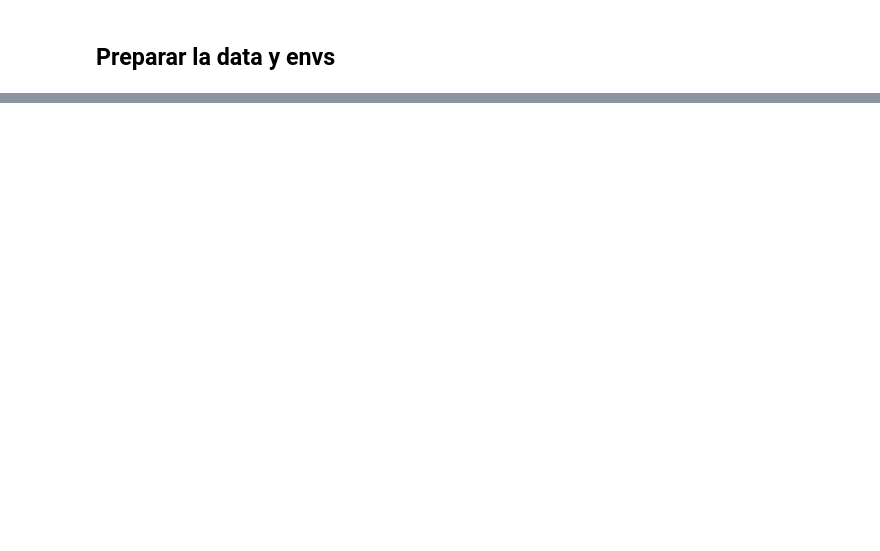
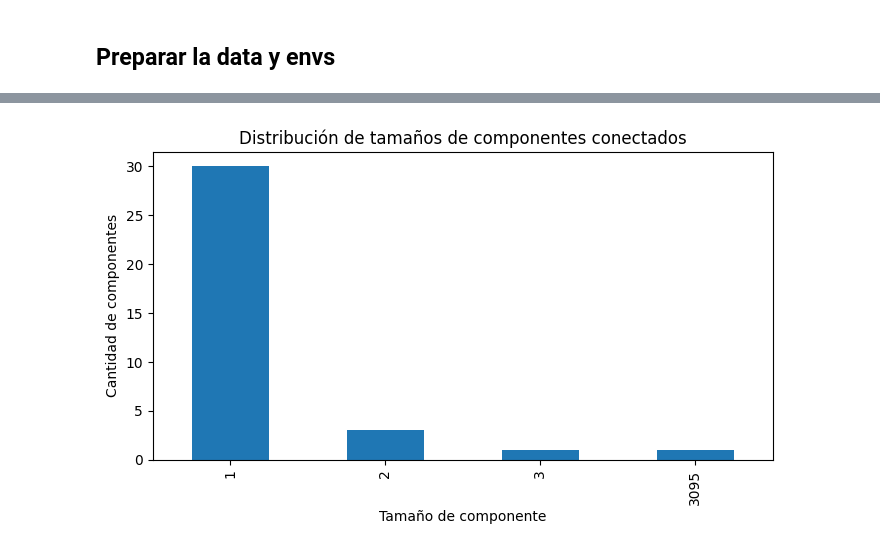
Before and after one commit to JavierC22153/Laboratorios_DataScience, a Jupyter notebook: Lab_6_Data_Science.ipynb, the cells around one changed output, grey strips where cells are left out. Saved outputs shown, nothing was run; the diff lists cells and outputs as text; code cells hidden in the pictures; blank space fills up the shorter version.

```diff
--- a/Lab_6_Data_Science.ipynb
+++ b/Lab_6_Data_Science.ipynb
@@ -317,0 +697,96 @@ def main(dataset_path: str):
+# %%
+GRAPH_FILE = "data/graph_tioberny_simple.gexf"
+CSV_FILE = "data/clean_tioberny_v3.csv"
+
+if os.path.exists(GRAPH_FILE):
+    G = nx.read_gexf(GRAPH_FILE)
+else:
+    df = pd.read_csv(CSV_FILE)
+    def _extract_rt_username(rt):
+        if pd.isna(rt): return None
+        try:
+            obj = json.loads(rt) if isinstance(rt, str) else rt
+            if isinstance(obj, dict):
+                u = obj.get("user") or {}
+                return u.get("username") or obj.get("username")
+        except:
+            s = str(rt)
+            m = re.search(r'"username"\s*:\s*"([^"]+)"', s)
+            if m: return m.group(1)
+        return None
+    G = nx.DiGraph()
+    for _, row in df.iterrows():
+        src = row.get("username")
+        if pd.isna(src): continue
+        src = str(src).lower().strip()
+        if src == "": continue
+        if not G.has_node(src): G.add_node(src)
+        mentioned = row.get("mentioned_users")
+        if pd.notna(mentioned) and str(mentioned).strip() != "":
+            for tgt in str(mentioned).split(","):
+                tgt = tgt.strip().lower()
+                if tgt == "" or tgt == src: continue
+                if G.has_edge(src, tgt):
+                    G[src][tgt]["weight"] = G[src][tgt].get("weight", 0) + 1
+                else:
+                    G.add_edge(src, tgt, weight=1, type="mention")
+        in_reply = row.get("in_reply_to_username")
+        if pd.notna(in_reply) and str(in_reply).strip() != "":
+            tgt = str(in_reply).strip().lower()
+            if tgt != "" and tgt != src:
+                if G.has_edge(src, tgt):
+                    G[src][tgt]["weight"] = G[src][tgt].get("weight", 0) + 1
+                else:
+                    G.add_edge(src, tgt, weight=1, type="reply")
+        rt_user = _extract_rt_username(row.get("retweeted_tweet"))
+        if rt_user:
+            tgt = str(rt_user).lower().strip()
+            if tgt != "" and tgt != src:
+                if G.has_edge(src, tgt):
+                    G[src][tgt]["weight"] = G[src][tgt].get("weight", 0) + 1
+                else:
+                    G.add_edge(src, tgt, weight=1, type="retweet")
+
+ug = G.to_undirected()
+components = sorted(nx.connected_components(ug), key=len, reverse=True)
+comp_sizes = [len(c) for c in components]
+df_comp = pd.DataFrame({"component_id": list(range(len(components))), "size": comp_sizes})
+display(df_comp.head(50))
+plt.figure(figsize=(8,4))
+pd.Series(comp_sizes).value_counts().sort_index().plot(kind="bar")
+plt.xlabel("Tamaño de componente")
+plt.ylabel("Cantidad de componentes")
+plt.title("Distribución de tamaños de componentes conectados")
+plt.show()
+isolated_nodes = [n for n,d in dict(G.degree()).items() if d == 0]
+print("Número de nodos aislados:", len(isolated_nodes))
+small_groups = [c for c in components if len(c) <= 10]
+summary_rows = []
+for i, comp in enumerate(components[:20]):
+    sub = G.subgraph(comp)
+    summary_rows.append({
+        "component_id": i,
+        "size": sub.number_of_nodes(),
+        "edges": sub.number_of_edges(),
+        "density": nx.density(sub.to_undirected()) if sub.number_of_nodes()>1 else 0.0,
+        "avg_degree": sum(dict(sub.degree()).values())/max(1, sub.number_of_nodes())
+    })
+df_summary = pd.DataFrame(summary_rows)
+display(df_summary)
+to_plot = small_groups[:6]
+for i, comp in enumerate(to_plot):
+    sub = G.subgraph(comp).copy()
+    if sub.number_of_nodes() == 0: continue
+    plt.figure(figsize=(6,5))
+    pos = nx.spring_layout(sub, k=0.3, iterations=50)
+    deg = dict(sub.degree(weight="weight"))
+    nx.draw_networkx_nodes(sub, pos, node_size=[max(40, deg.get(n,0)) for n in sub.nodes()], node_color="lightgreen")
+    nx.draw_networkx_edges(sub, pos, alpha=0.4)
+    labels = {n:n for n,_ in sorted(deg.items(), key=lambda x: x[1], reverse=True)[:8]}
+    nx.draw_networkx_labels(sub, pos, labels, font_size=8)
+    plt.title(f"Subred aislada {i} (size={sub.number_of_nodes()})")
+    plt.axis("off")
+    plt.show()
+print("Muestra de nodos aislados (hasta 50):")
+display(isolated_nodes[:50])
+# %% [output]
@@ -317,0 +810 @@ def main(dataset_path: str):
+[figure, added]
```
Also changed, not shown: parts of 21 cells of this notebook.
